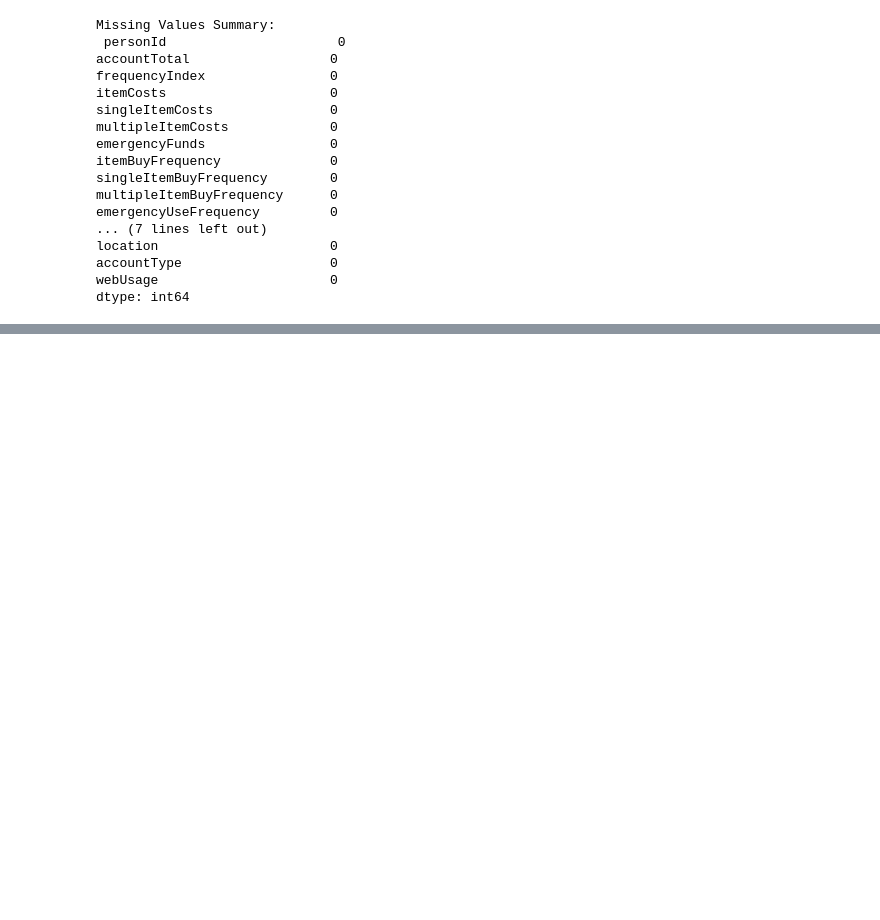
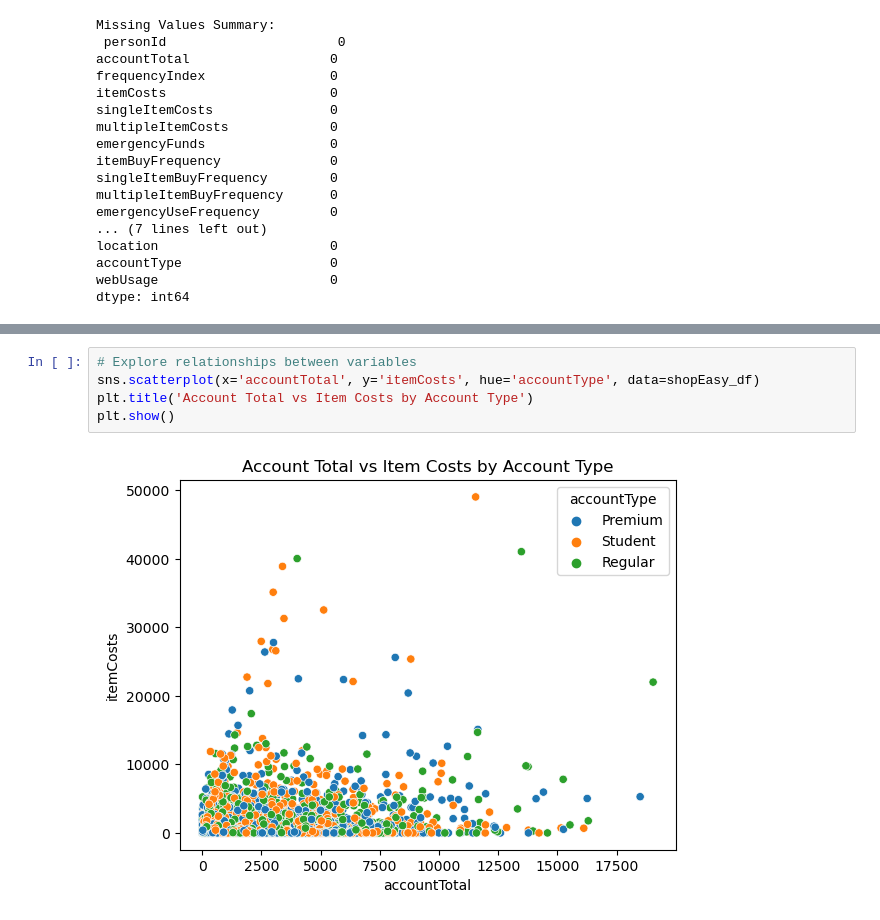
Before and after one commit to MattiaCervelli/AI-ML_project.shopEasy_283791, a Jupyter notebook: main.ipynb, the cells around one changed output, grey strips where cells are left out. Drawn from its saved outputs; the diff is of its cells as text; blank space fills up the shorter version.

```diff
--- a/main.ipynb
+++ b/main.ipynb
@@ -43,0 +110,7 @@ plt.show()
+# %%
+# Explore relationships between variables
+sns.scatterplot(x='accountTotal', y='itemCosts', hue='accountType', data=shopEasy_df)
+plt.title('Account Total vs Item Costs by Account Type')
+plt.show()
+# %% [output]
+[figure, added]
```
Also changed, not shown: parts of 7 cells of this notebook.
